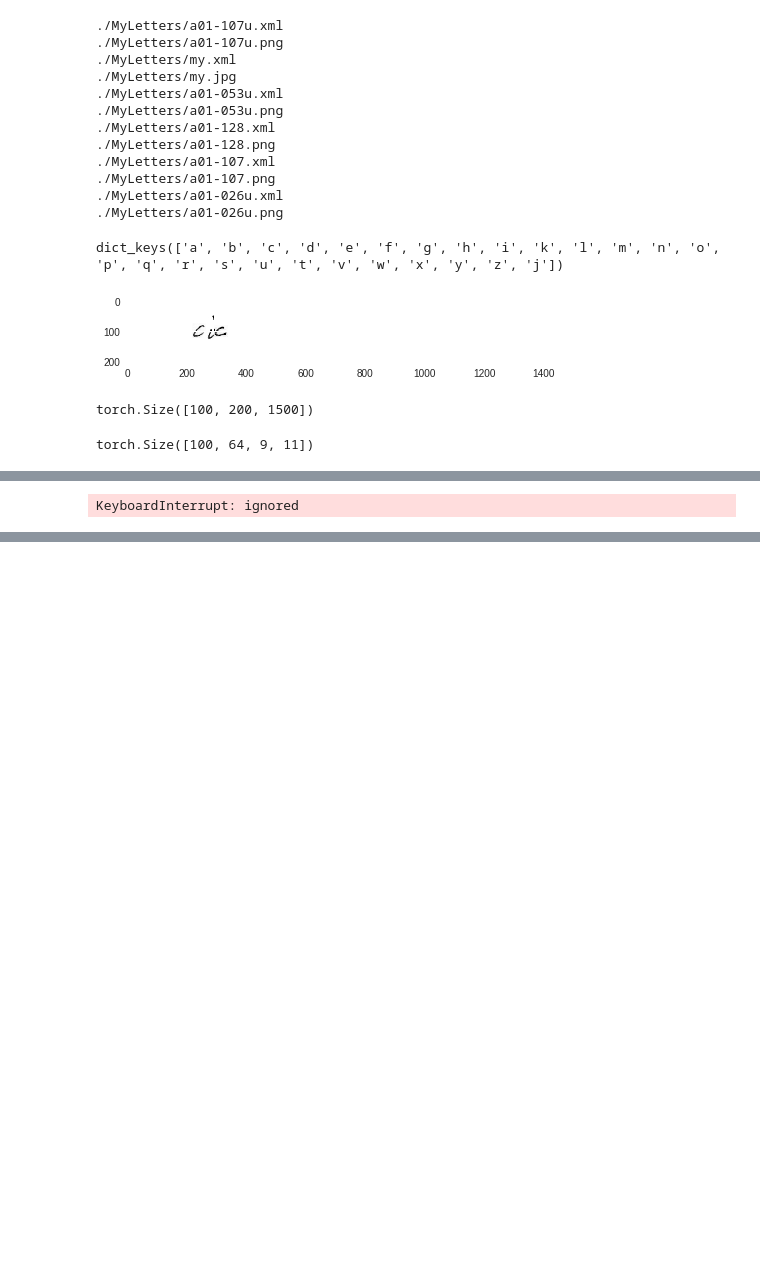
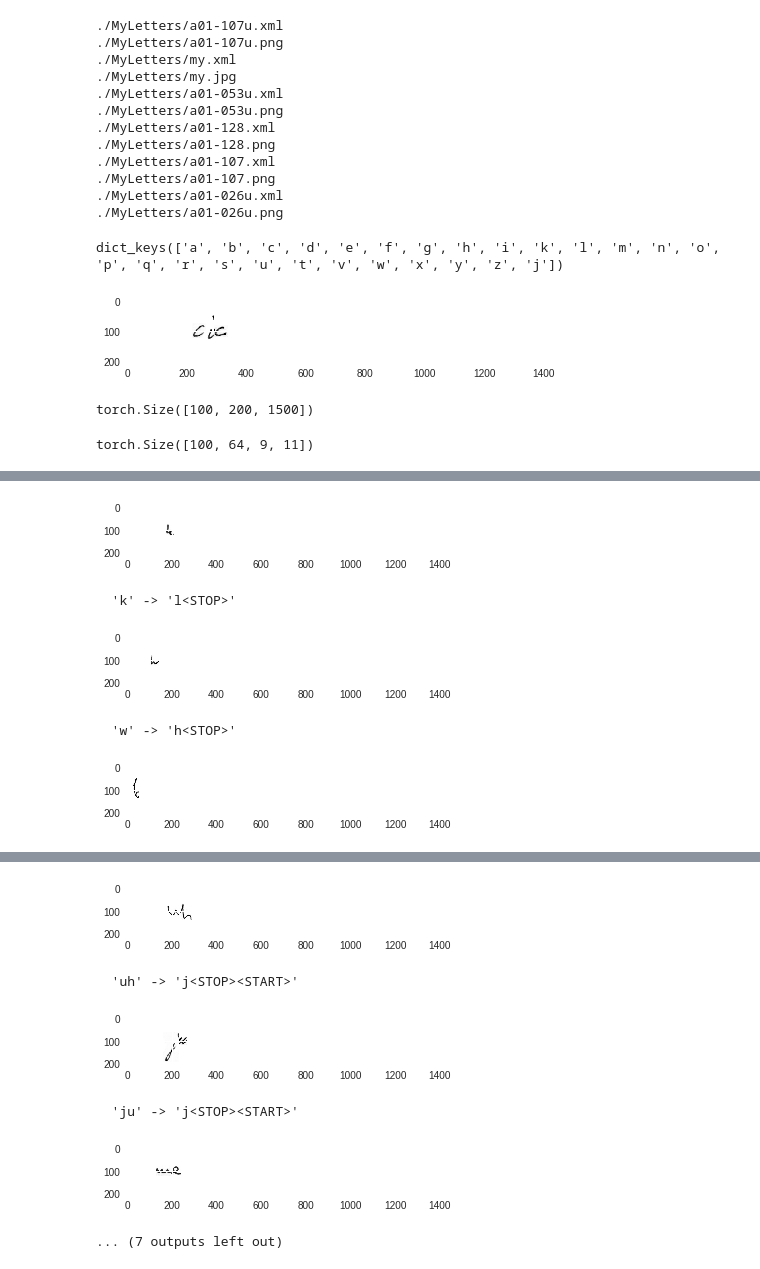
Before and after one commit to Hramchenko/Handwritting, a Jupyter notebook: V10_of_EQ_no_prof_simpl_new_proffs.ipynb, the cells around one changed output, grey strips where cells are left out. Drawn from its saved outputs; the diff is of its cells as text; code cells hidden in the pictures; blank space fills up the shorter version.

```diff
--- a/V10_of_EQ_no_prof_simpl_new_proffs.ipynb
+++ b/V10_of_EQ_no_prof_simpl_new_proffs.ipynb
@@ -624,7 +625,7 @@ file_name = "/gdrive/My Drive/v9.tar"
 # discriminator_optimizer.load_state_dict(state["discriminator_optimizer"])
 # %%
 for i in range(0, 100):
-  max_size = 2
+  max_size = 3
   train(i, max_size)
   test(max_size)
 # %% [output]
@@ -648 +650,5 @@ Training epoch 0...
+[figure, added]
-KeyboardInterrupt: ignored
+  'k' -> 'l<STOP>'
+[figure, added]
+  'w' -> 'h<STOP>'
+[figure, added]
@@ -649,3 +672,9 @@ KeyboardInterrupt: ignored
+[figure, added]
+  'uh' -> 'j<STOP><START>'
+[figure, added]
+  'ju' -> 'j<STOP><START>'
+[figure, added]
+... (7 outputs left out)
 # %%
 # state_dict = {
 #         "encoder": encoder.state_dict(),
```
Also changed, not shown: parts of 3 cells of this notebook.
